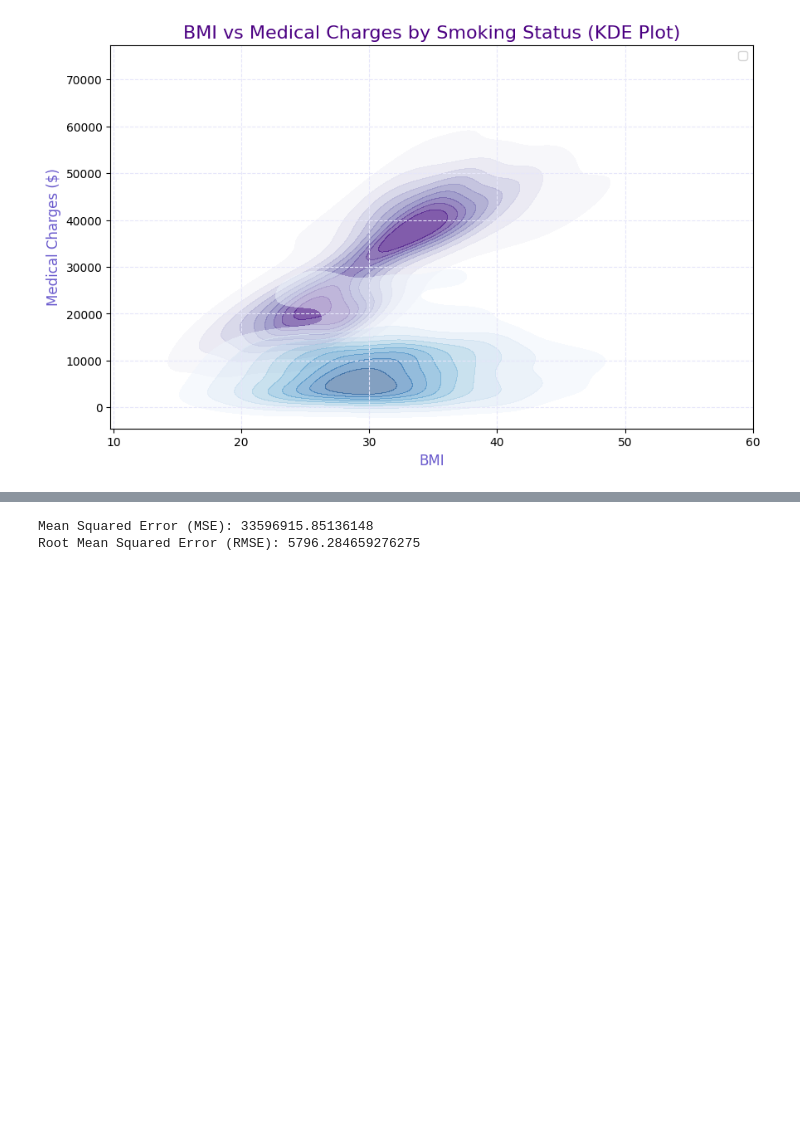
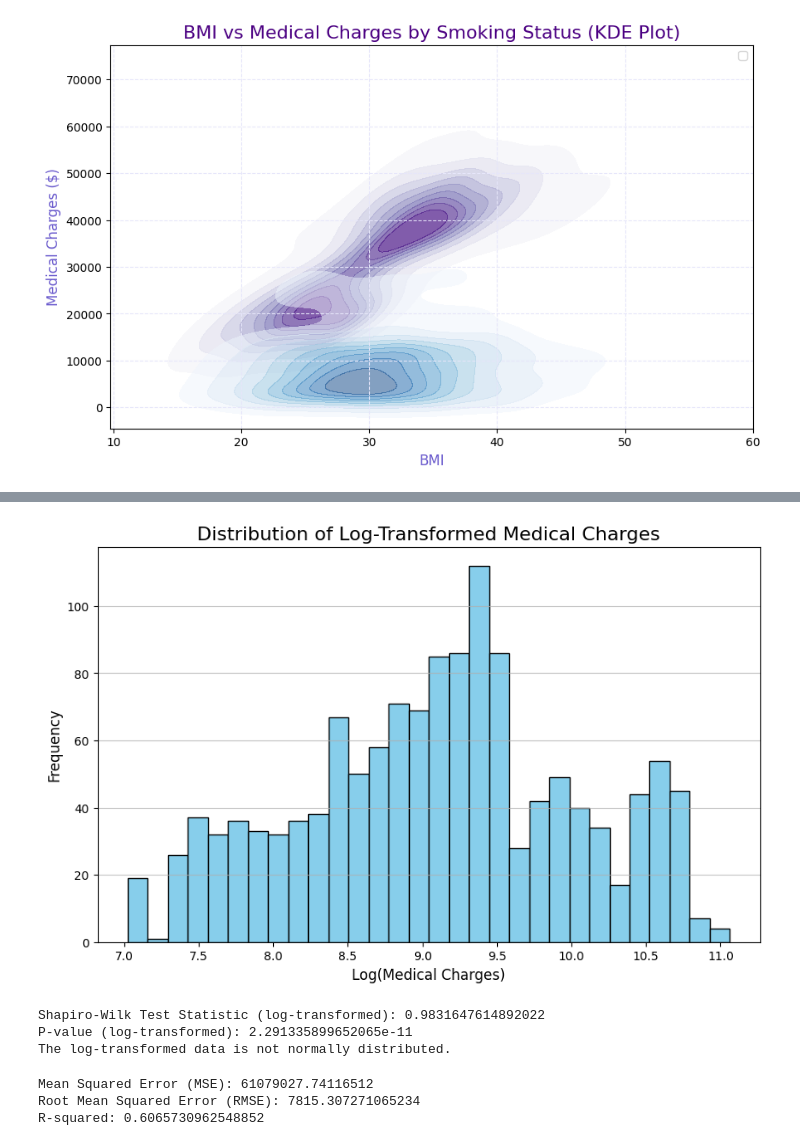
Before and after one commit to ddivebkhan/Medical-Cost-Analysis, a Jupyter notebook: Medical_Cost_Analysis.ipynb, the cells around one changed output, grey strips where cells are left out. Cells and saved outputs as stored; diff of their text form; code cells hidden in the pictures; blank space fills up the shorter version.

```diff
--- a/Medical_Cost_Analysis.ipynb
+++ b/Medical_Cost_Analysis.ipynb
@@ -306,2 +338,2 @@ plt.show()
 # %%
-df_encoded = pd.get_dummies(df, columns=['sex', 'smoker', 'region'])
+df_encoded = pd.get_dummies(df, columns=['sex', 'smoker', 'region'],drop_first =True)
@@ -317,18 +431,47 @@ plt.show()
+# %%
+
+
+import numpy as np
+
+# Log transformation of 'charges'
+df_encoded['charges'] = np.log(df['charges'])
+
+
+plt.figure(figsize=(10, 6))
+plt.hist(df_encoded['charges'], bins=30, color='skyblue', edgecolor='black')
+plt.title('Distribution of Log-Transformed Medical Charges', fontsize=16)
+plt.xlabel('Log(Medical Charges)', fontsize=12)
+plt.ylabel('Frequency', fontsize=12)
+plt.grid(axis='y', alpha=0.75)
+plt.show()
+
+# Perform the Shapiro-Wilk test on the log-transformed data
+statistic, p_value = shapiro(df_encoded['charges']) # Changed from df['charges'] to df_encoded['charges']
+
+print(f"Shapiro-Wilk Test Statistic (log-transformed): {statistic}")
+print(f"P-value (log-transformed): {p_value}")
+
+alpha = 0.05
+if p_value < alpha:
+    print("The log-transformed data is not normally distributed.")
+else:
+    print("The log-transformed data appears to be normally distributed.")
+# %% [output]
+[figure, added]
+Shapiro-Wilk Test Statistic (log-transformed): 0.9831647614892022
+P-value (log-transformed): 2.291335899652065e-11
+The log-transformed data is not normally distributed.
 # %%
-# prompt: create regression model using features and evaluated the performance of the model with MSE and RMSE.
 
 from sklearn.model_selection import train_test_split
 from sklearn.linear_model import LinearRegression
-from sklearn.metrics import mean_squared_error
+from sklearn.metrics import mean_squared_error, r2_score
+import numpy as np
 import math
 
-# Assuming 'df' is your DataFrame from the previous code
-# Convert categorical features to numerical using one-hot encoding
-df = pd.get_dummies(df, columns=['sex', 'smoker', 'region'])
-
-# Define features (X) and target (y)
-X = df.drop('charges', axis=1)
-y = df['charges']
+# Features (X) and target (y)
+X = df_encoded.drop(['charges'], axis=1)
+y = df_encoded['charges']
 
 # Split data into training and testing sets
 X_train, X_test, y_train, y_test = train_test_split(X, y, test_size=0.2, random_state=42)
@@ -337,15 +480,22 @@ X_train, X_test, y_train, y_test = train_test_split(X, y, test_size=0.2, random_
 model = LinearRegression()
 model.fit(X_train, y_train)
 
-# Make predictions on the test set
-y_pred = model.predict(X_test)
+# Make predictions on the test set (in log scale)
+y_pred_log = model.predict(X_test)
 
-# Evaluate the model
-mse = mean_squared_error(y_test, y_pred)
-rmse = math.sqrt(mse)
+# Exponentiate predictions to get back to original scale
+y_pred = np.exp(y_pred_log)
 
+# Evaluate the model on the original scale
+mse = mean_squared_error(np.exp(y_test), y_pred)  # Compare original charges
+rmse = math.sqrt(mse)  # Calculate RMSE
+r2 = r2_score(np.exp(y_test), y_pred)  # R-squared on original scale
+
+# Print evaluation metrics
 print(f"Mean Squared Error (MSE): {mse}")
 print(f"Root Mean Squared Error (RMSE): {rmse}")
+print(f"R-squared: {r2}")
 # %% [output]
-Mean Squared Error (MSE): 33596915.85136148
-Root Mean Squared Error (RMSE): 5796.284659276275
+Mean Squared Error (MSE): 61079027.74116512
+Root Mean Squared Error (RMSE): 7815.307271065234
+R-squared: 0.6065730962548852
```
Also changed, not shown: parts of 19 cells of this notebook.
